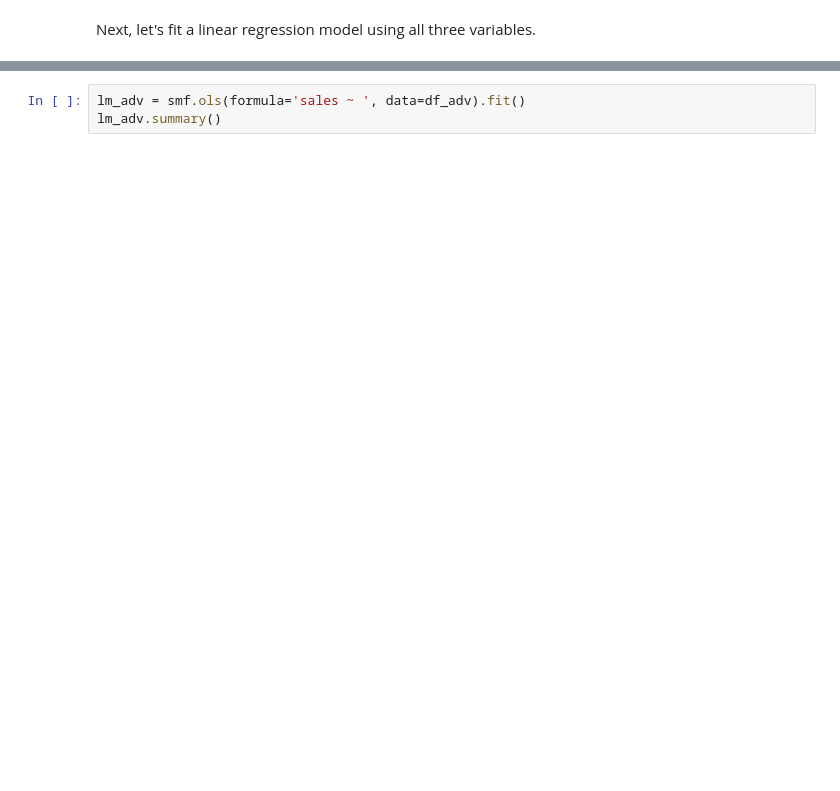
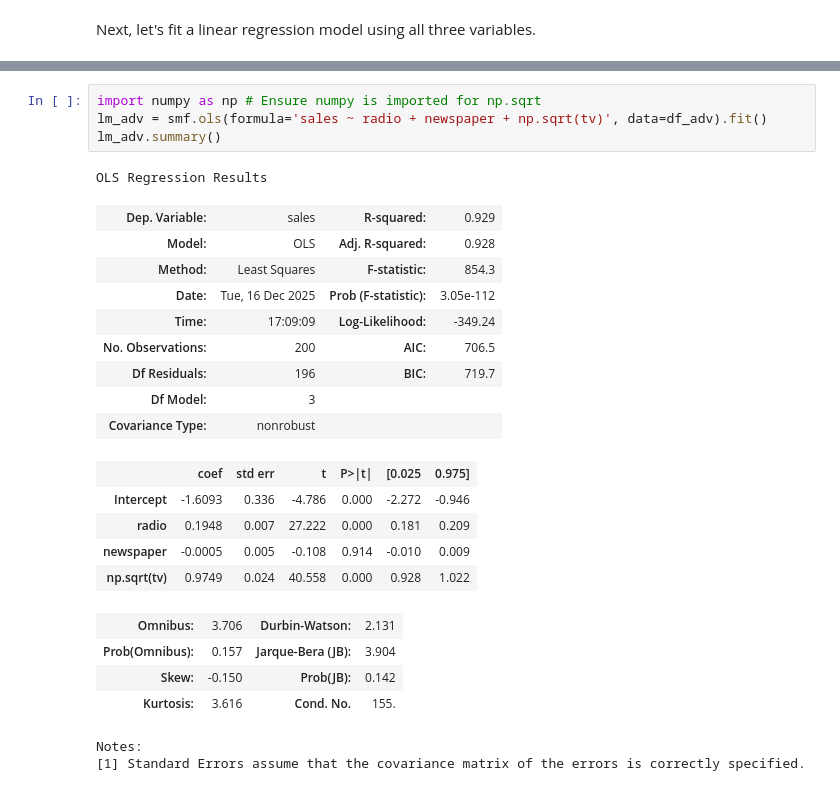
Before and after one commit to lifeoflifu/cs3120-assign2, a Jupyter notebook: linear_regression_lab.ipynb, the cells around one changed output, grey strips where cells are left out. Cells and saved outputs as stored; diff of their text form; blank space fills up the shorter version.

```diff
--- a/linear_regression_lab.ipynb
+++ b/linear_regression_lab.ipynb
@@ -575,8 +652,31 @@ Hints:
 * Use [this reference](https://www.statsmodels.org/dev/example_formulas.html#functions) to see how to include a function of an independent variable in your model
 * The function, `np.sqrt( )` is numpy's square root function
 # %%
-lm_adv = smf.ols(formula='sales ~ ', data=df_adv).fit()
+import numpy as np # Ensure numpy is imported for np.sqrt
+lm_adv = smf.ols(formula='sales ~ radio + newspaper + np.sqrt(tv)', data=df_adv).fit()
 lm_adv.summary()
+# %% [output]
+OLS Regression Results
+| Dep. Variable: | sales | R-squared: | 0.929 |
+| Model: | OLS | Adj. R-squared: | 0.928 |
+| Method: | Least Squares | F-statistic: | 854.3 |
+| Date: | Tue, 16 Dec 2025 | Prob (F-statistic): | 3.05e-112 |
+| Time: | 17:09:09 | Log-Likelihood: | -349.24 |
+| No. Observations: | 200 | AIC: | 706.5 |
+| Df Residuals: | 196 | BIC: | 719.7 |
+| Df Model: | 3 |  |  |
+| Covariance Type: | nonrobust |  |  |
+|  | coef | std err | t | P>|t| | [0.025 | 0.975] |
+| Intercept | -1.6093 | 0.336 | -4.786 | 0.000 | -2.272 | -0.946 |
+| radio | 0.1948 | 0.007 | 27.222 | 0.000 | 0.181 | 0.209 |
+| newspaper | -0.0005 | 0.005 | -0.108 | 0.914 | -0.010 | 0.009 |
+| np.sqrt(tv) | 0.9749 | 0.024 | 40.558 | 0.000 | 0.928 | 1.022 |
+| Omnibus: | 3.706 | Durbin-Watson: | 2.131 |
+| Prob(Omnibus): | 0.157 | Jarque-Bera (JB): | 3.904 |
+| Skew: | -0.150 | Prob(JB): | 0.142 |
+| Kurtosis: | 3.616 | Cond. No. | 155. |
+Notes:
+[1] Standard Errors assume that the covariance matrix of the errors is correctly specified.
 # %% [markdown]
 Nice work completing this notebook. If you didn't already appreciate the power of linear regression, hopefully this helped convince you in some way. Even though we will use lots of other types of models, you will almost always want to start with linear regression because of its simplicity, stability, and flexibility. We'll always want to use the *right model for the task at hand* though, so we probably don't want to be too much like either of the people below :)
 
```
Also changed, not shown: parts of 15 cells of this notebook.
